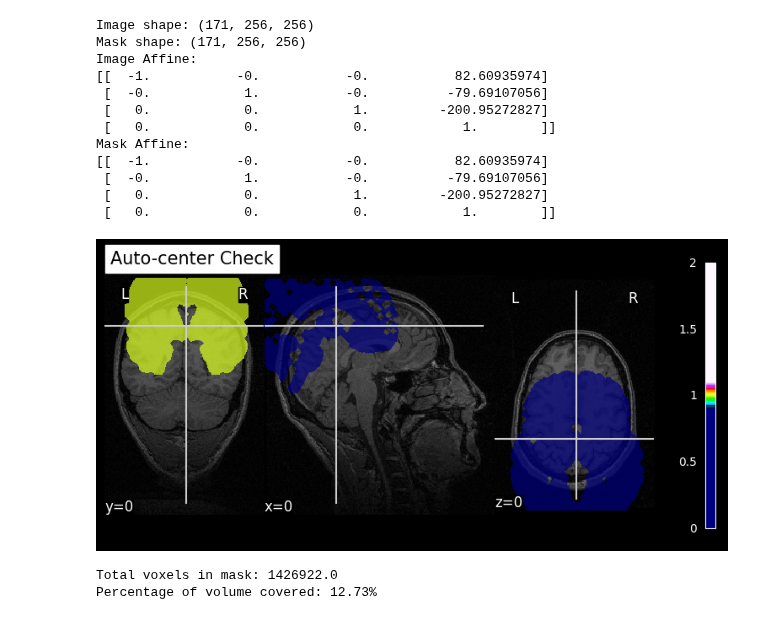
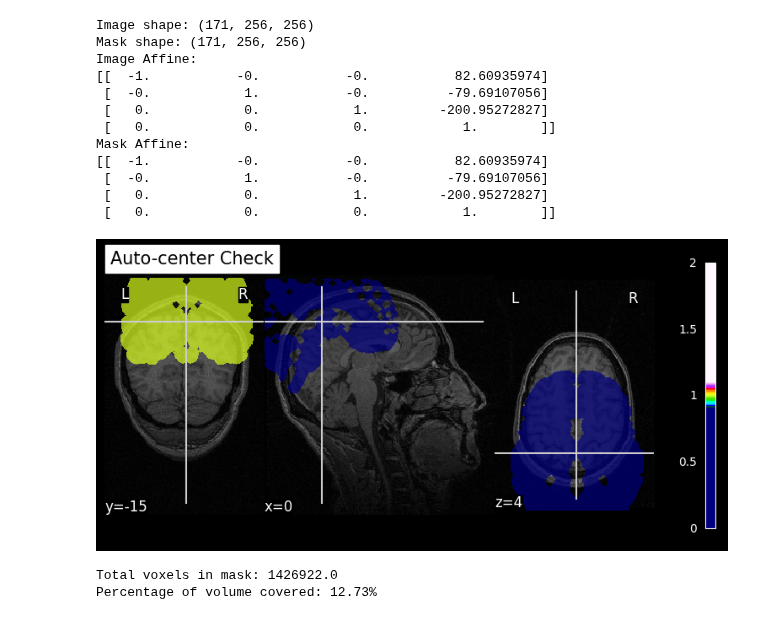
Before and after one commit to Herseybb/fmri-simon-analysis, a Jupyter notebook: notebooks/02_visualization.ipynb, the cells around one changed output. Drawn from its saved outputs; the diff is of its cells as text; code cells hidden in the pictures.

```diff
--- a/notebooks/02_visualization.ipynb
+++ b/notebooks/02_visualization.ipynb
@@ -7,7 +7,8 @@ from nilearn import image
 
 plt.style.use("dark_background")
 
-fmri_path = "../data/SIMON_data/SIMON_BIDS/sub-032633/ses-001/anat/sub-032633_ses-001_run-1_T1w.nii.gz"
+# fmri_path = "../data/SIMON_data/SIMON_BIDS/sub-032633/ses-001/anat/sub-032633_ses-001_run-1_T1w.nii.gz"
+fmri_path = "../data/SIMON_BIDS/sub-032633/ses-001/anat/sub-032633_ses-001_run-1_T1w.nii.gz"
 img = nib.load(fmri_path)
 data = img.get_fdata()
 affine = img.affine
@@ -250,17 +251,17 @@ Mask Affine:
 # %%
 from nilearn.image import threshold_img
 
 # Create a version of the image where extreme outliers are removed
 # This helps the masking algorithm 'see' the brain peaks better
-img_clipped = threshold_img(img, threshold=0, copy=True)
+img_clipped = threshold_img(img, threshold=20, copy=True)
 # Note: You can also manually clip: data[data > 2000] = 2000
 
 
 mask = compute_brain_mask(img_clipped, opening=3) # 'opening' cleans up small noise pixels
 plotting.plot_roi(mask, bg_img=img,
-                  cut_coords=(0, 0, 0), # This tells Nilearn to find the 'cut' automatically
+                  cut_coords=None, # This tells Nilearn to find the 'cut' automatically
                   display_mode='ortho',
                   title="Auto-center Check")
 plotting.show()
 # %% [output]
-[figure, old version]
+[figure, new version]
```
Also changed, not shown: parts of 6 cells of this notebook, 3 other files.
